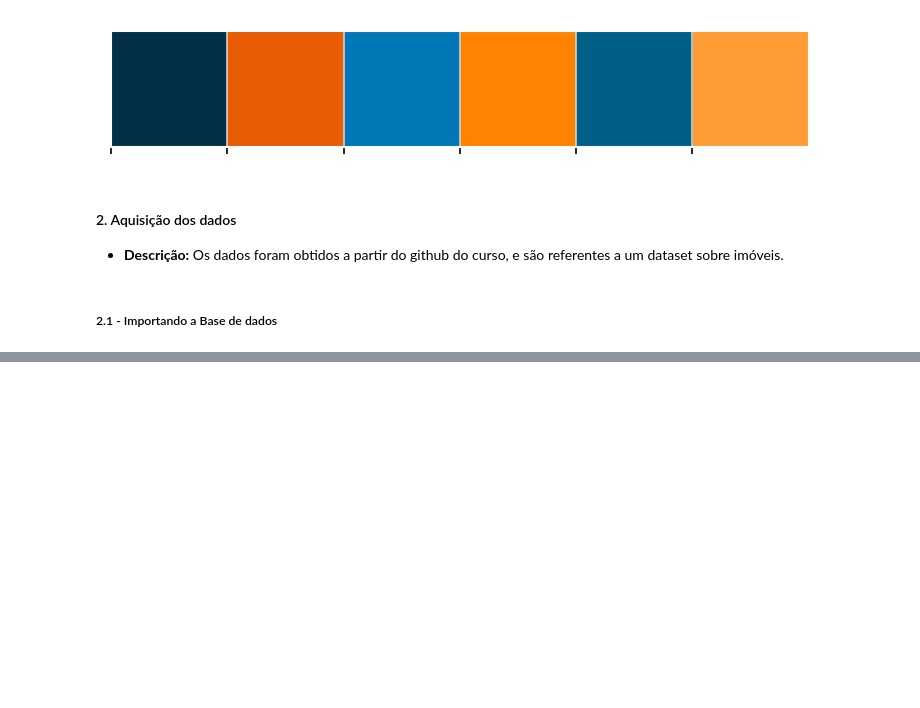
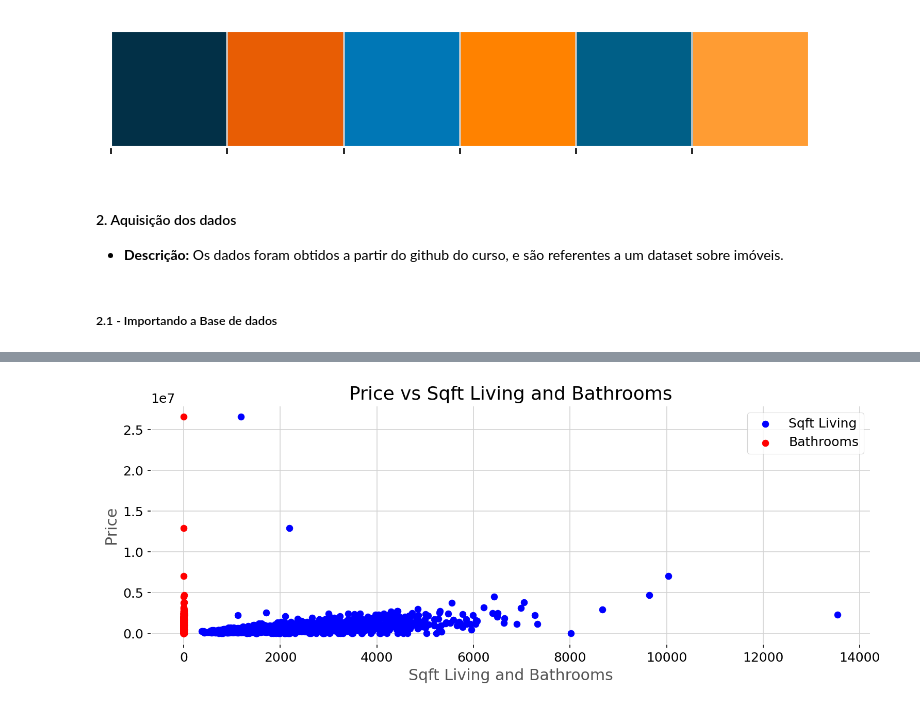
Before and after one commit to janainacazuza/Data-Analytics-FIAP-Pos-Thech, a Jupyter notebook: fase_02/notebooks/exploration/01_Featuring.ipynb, the cells around one changed output, grey strips where cells are left out. Drawn from its saved outputs; the diff is of its cells as text; code cells hidden in the pictures; blank space fills up the shorter version.

```diff
--- a/fase_02/notebooks/exploration/01_Featuring.ipynb
+++ b/fase_02/notebooks/exploration/01_Featuring.ipynb
@@ -54,0 +146,13 @@ data = pd.read_csv('../../data/raw/data_imoveis.csv')
+# %%
+fig, ax = plt.subplots(figsize=(12, 4))
+
+ax.scatter(x[:, 0], y, color='blue', label='Sqft Living')
+ax.scatter(x[:, 1], y, color='red', label='Bathrooms')
+ax.set_title('Price vs Sqft Living and Bathrooms')
+ax.set_xlabel('Sqft Living and Bathrooms')
+ax.set_ylabel('Price')
+ax.legend()
+
+plt.show()
+# %% [output]
+[figure, added]
```
Also changed, not shown: parts of 31 cells of this notebook.
